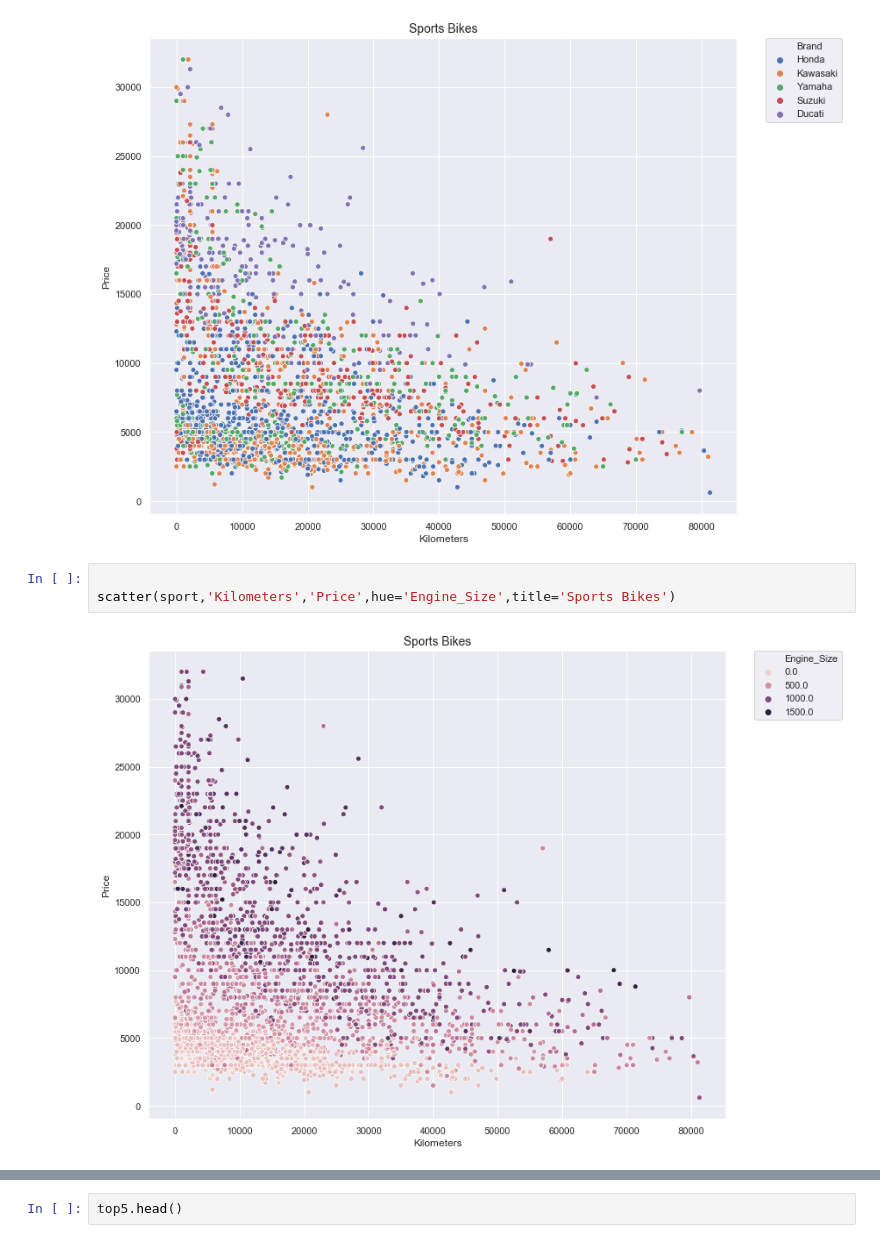
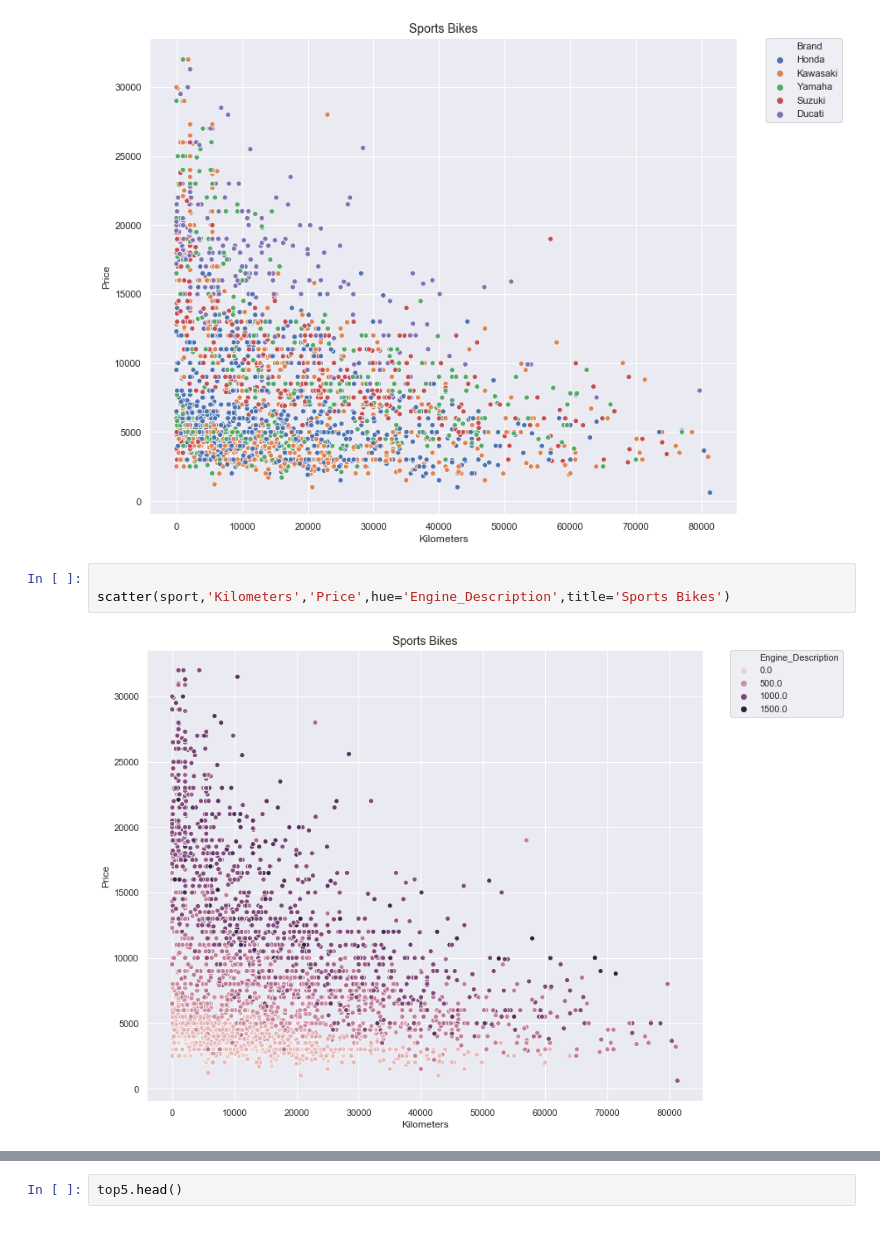
Before and after one commit to beaubellamy/BikeSales, a Jupyter notebook: BikeSales EDA.ipynb, the cells around one changed output, grey strips where cells are left out. Cells and saved outputs as stored; diff of their text form.

```diff
--- a/BikeSales EDA.ipynb
+++ b/BikeSales EDA.ipynb
@@ -231,6 +237,6 @@ scatter(top5,'Kilometers','Price',hue='Brand',title='Sports Bikes')
 [figure]
 # %%
 
-scatter(sport,'Kilometers','Price',hue='Engine_Size',title='Sports Bikes')
+scatter(sport,'Kilometers','Price',hue='Engine_Description',title='Sports Bikes')
 # %% [output]
-[figure, old version]
+[figure, new version]
```
Also changed, not shown: parts of 9 cells of this notebook, 5 other files.
